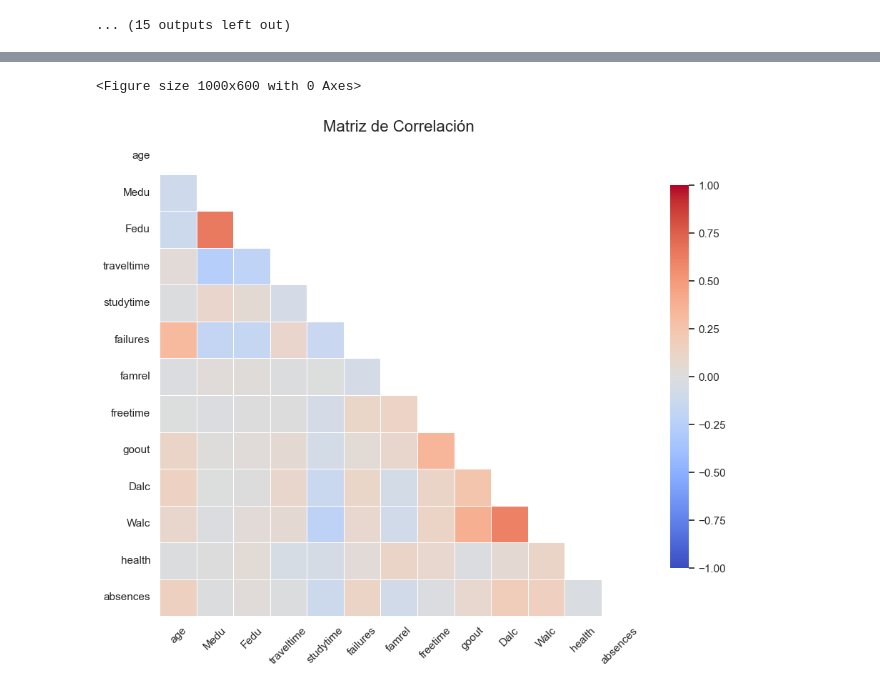
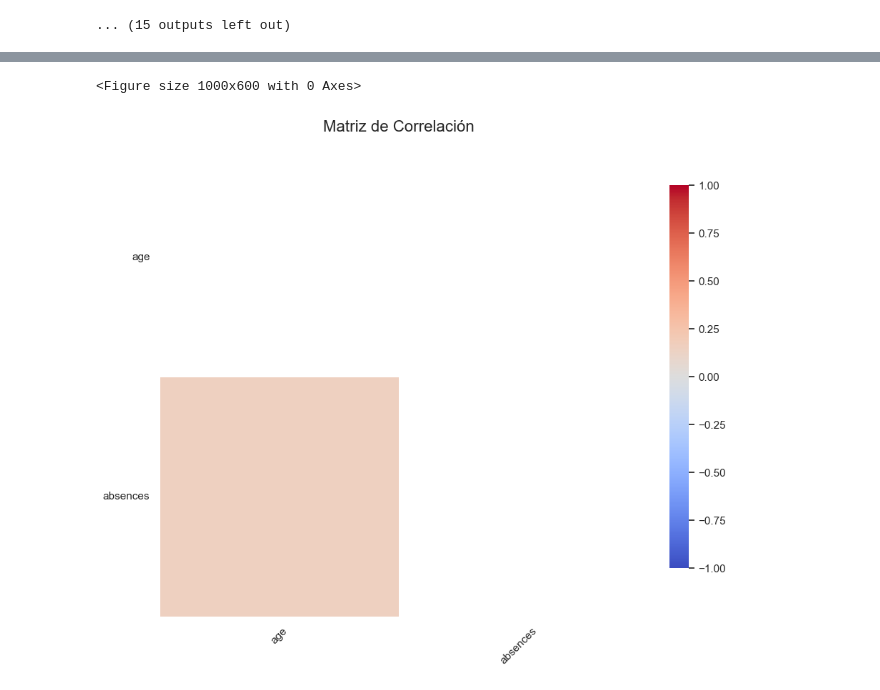
Before and after one commit to jotapppppe/Proyecto_CA0411, a Jupyter notebook: main.ipynb, the cells around one changed output, grey strips where cells are left out. Saved outputs shown, nothing was run; the diff lists cells and outputs as text; code cells hidden in the pictures.

```diff
--- a/main.ipynb
+++ b/main.ipynb
@@ -226,3 +213,10 @@ for variable in variables_categoricas:
 [figure]
 [figure]
 ... (15 outputs left out)
+# %%
+
+# Unir X y y en un solo DataFrame
+df = pd.concat([X, y], axis=1)  # axis=1 para unir por columnas
+
+# Verificar
+print(df.head())
@@ -239,32 +251,32 @@ plt.figure(figsize=(10, 6))
 # --- 1. MATRIZ DE CORRELACIÓN (Para variables cuantitativas) ---
 def matriz_correlacion(df, variables_cuantitativas):
     # Calcular matriz de correlación
     corr_matrix = df[variables_cuantitativas].corr(method='pearson')  # También puede ser 'spearman' o 'kendall'
 
     # Máscara para el triángulo superior
     mask = np.triu(np.ones_like(corr_matrix, dtype=bool))
 
     # Heatmap de correlación
     plt.figure(figsize=(10, 8))
     sns.heatmap(corr_matrix,
                 mask=mask,
                 annot=True,
                 fmt=".2f",
                 cmap="coolwarm",
                 vmin=-1,
                 vmax=1,
                 center=0,
                 square=True,
                 linewidths=.5,
                 cbar_kws={"shrink": .8})
 
     plt.title("Matriz de Correlación", fontsize=16)
     plt.xticks(rotation=45)
     plt.yticks(rotation=0)
     plt.tight_layout()
     plt.show()
 
-matriz_correlacion(X, variables_cuantitativas)
+matriz_correlacion(df, variables_cuantitativas)
 # %% [output]
 <Figure size 1000x600 with 0 Axes>
-[figure, old version]
+[figure, new version]
```
Also changed, not shown: parts of 7 cells of this notebook.
